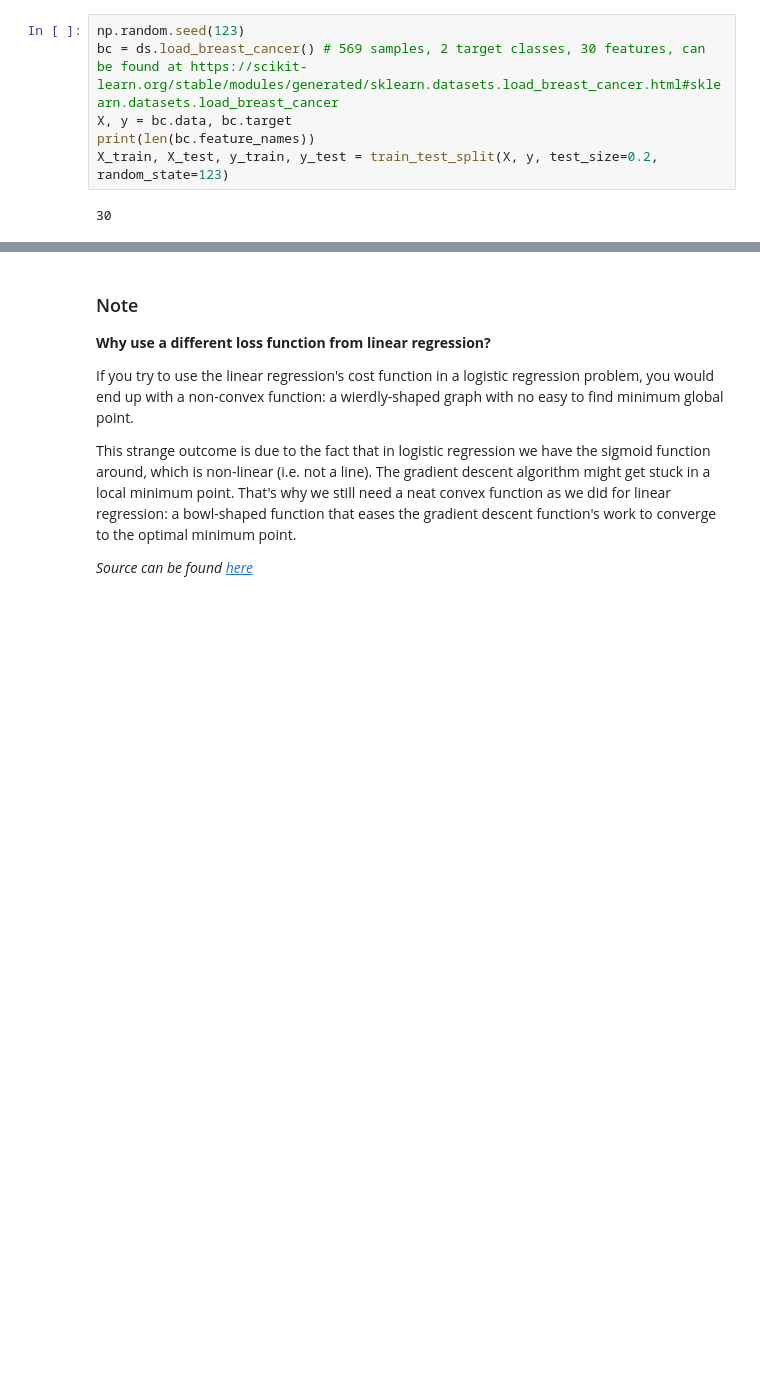
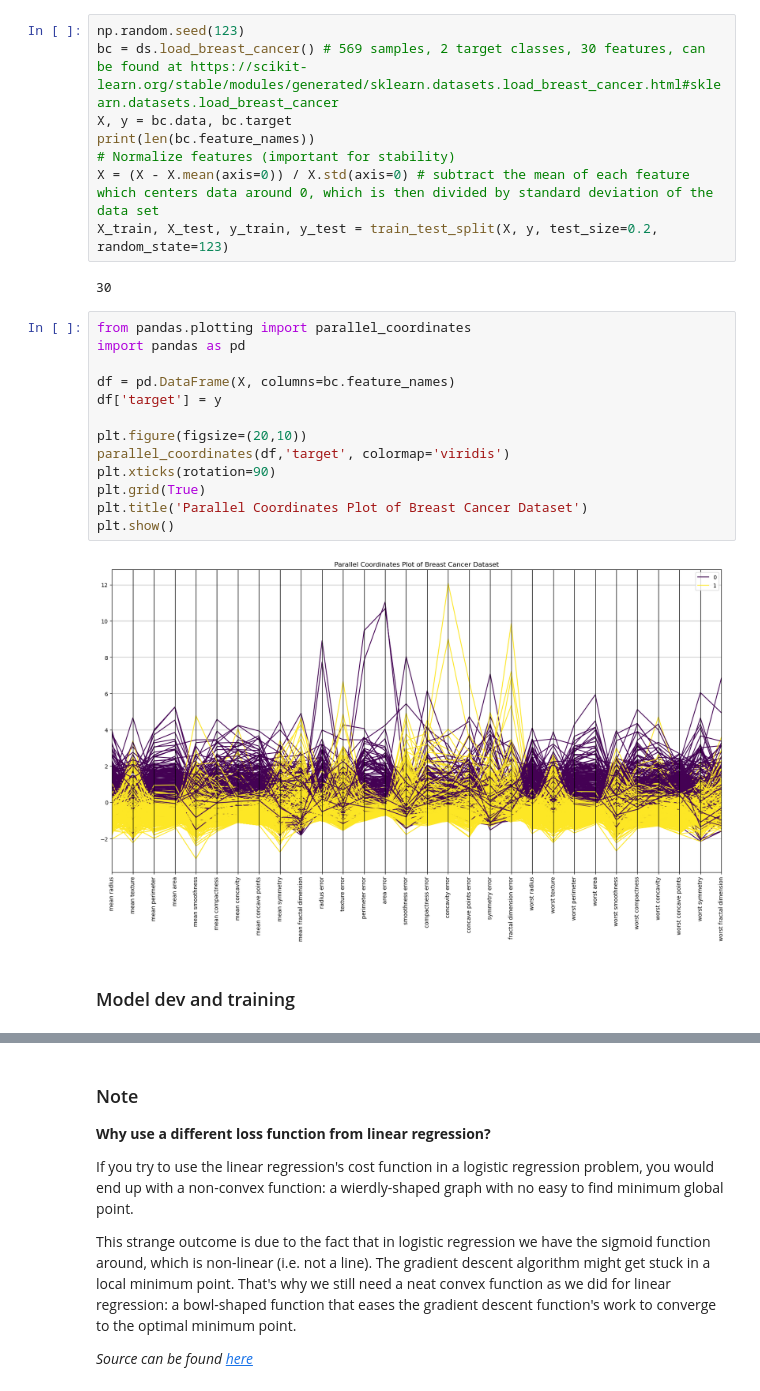
Before and after one commit to devireddyprasanth22/ml-models, a Jupyter notebook: logistic_regression/logistic_regression.ipynb, the cells around one changed output, grey strips where cells are left out. Saved outputs shown, nothing was run; the diff lists cells and outputs as text; blank space fills up the shorter version.

```diff
--- a/logistic_regression/logistic_regression.ipynb
+++ b/logistic_regression/logistic_regression.ipynb
@@ -57,9 +59,28 @@ np.random.seed(123)
 bc = ds.load_breast_cancer() # 569 samples, 2 target classes, 30 features, can be found at https://scikit-learn.org/stable/modules/generated/sklearn.datasets.load_breast_cancer.html#sklearn.datasets.load_breast_cancer
 X, y = bc.data, bc.target
 print(len(bc.feature_names))
+# Normalize features (important for stability)
+X = (X - X.mean(axis=0)) / X.std(axis=0) # subtract the mean of each feature which centers data around 0, which is then divided by standard deviation of the data set
 X_train, X_test, y_train, y_test = train_test_split(X, y, test_size=0.2, random_state=123)
 # %% [output]
 30
+# %%
+from pandas.plotting import parallel_coordinates
+import pandas as pd
+
+df = pd.DataFrame(X, columns=bc.feature_names)
+df['target'] = y
+
+plt.figure(figsize=(20,10))
+parallel_coordinates(df,'target', colormap='viridis')
+plt.xticks(rotation=90)
+plt.grid(True)
+plt.title('Parallel Coordinates Plot of Breast Cancer Dataset')
+plt.show()
+# %% [output]
+[figure, added]
+# %% [markdown]
+### Model dev and training
 # %%
 class logisticRegression:
     def __init__(self, learning_rate=0.01, epochs=100):
```
Also changed, not shown: parts of 7 cells of this notebook.
